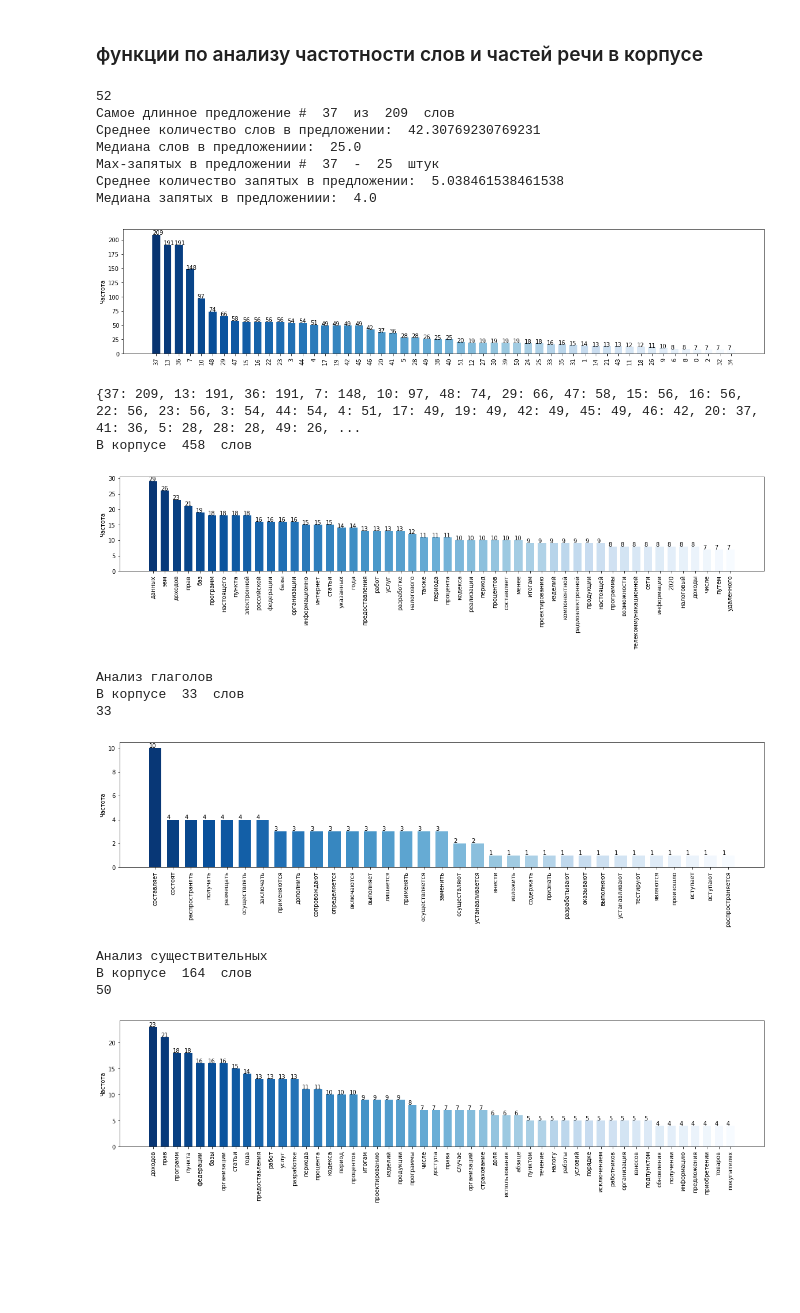
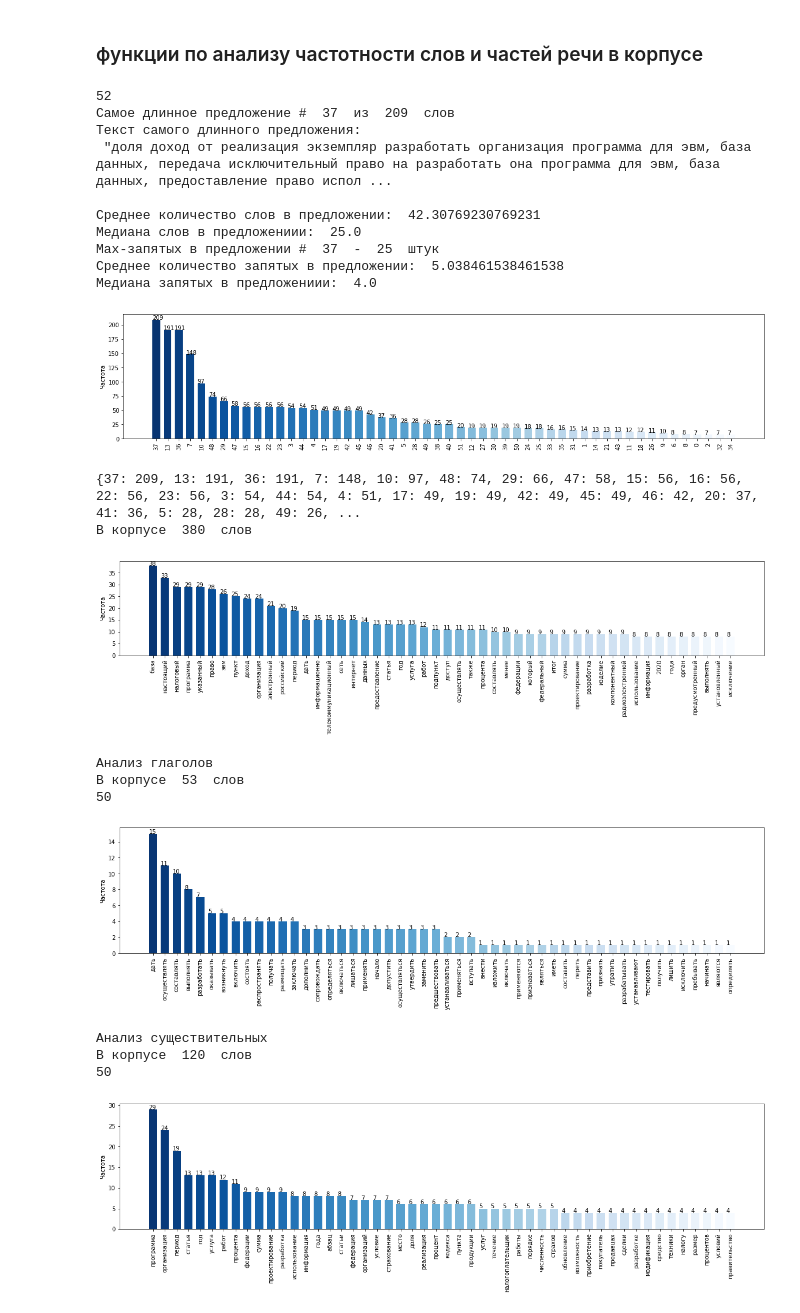
Before and after one commit to Karmanoid/Law-text-analysis, a Jupyter notebook: tool_analyze_corpus prod.ipynb, the cells around one changed output. Cells and saved outputs as stored; diff of their text form; code cells hidden in the pictures; blank space fills up the shorter version.

```diff
--- a/tool_analyze_corpus prod.ipynb
+++ b/tool_analyze_corpus prod.ipynb
@@ -53,13 +53,28 @@ def get_top_n_words(corpus, stop_words='russian',n=None):
 
     return words_freq[:n]
 
+def norm_copus(corpus):
+    # приводит слова в нормальному форму
+    import pymorphy2
+    prob_thresh = 0.7
+    morph = pymorphy2.MorphAnalyzer()
+    normalized_corpus=[]
+    for line in corpus:
+        norm_words=[]
+        for word in line.split():
+            norm_words.append(morph.parse(word)[0].normal_form)
+        normalized_corpus.append (" ".join(norm_words))
+    return normalized_corpus
+
+
+
 def split_by_sentence(corpus):
     #разбиваем абзац на предложения
     import pickle
     from nltk.tokenize.punkt import PunktSentenceTokenizer, PunktTrainer, PunktParameters
 
     sentences=[]
-    with open('./tokenizer_no_digit.pickle', 'rb') as f:
+    with open('./tokenizer_no_digit.pickle', 'rb') as f: # грузим обученный токенайзер предложений
         trainer=pickle.load(f)
     tokenizer = PunktSentenceTokenizer(trainer.get_params())
     for line in corpus:
@@ -87,6 +102,7 @@ def get_top_sentences_by_words(sentences):
         lenght.append(top[1])
 
     print ('Самое длинное предложение # ', top_sent[0][0], ' из ',top_sent[0][1], ' слов')
+    print ('Текст самого длинного предложения:','\n',sentences[top_sent[0][0]],'\n')
     print ('Среднее количество слов в предложении: ',np.mean (lenght))
     print ('Медиана слов в предложениии: ',np.median (lenght))
     #print (sorted(d.items(), key=lambda x: x[1],reverse=True))
@@ -190,7 +206,7 @@ def get_top_n_words_by_nouns (corpus, stop_words='russian',n=None):
     morph = pymorphy2.MorphAnalyzer()
     for i in range (len(words_freq)):
         for p in morph.parse(words_freq[i][0]):
-            if ('NOUN' in p.tag) and p.score >= prob_thresh:
+            if ('NOUN' in p.tag or 'Abbr' in p.tag) and p.score >= prob_thresh:# проверяем еще на аббревиатуры
                 TOS_freq.append((words_freq[i][0],words_freq[i][1]))
 
     #print (TOS_freq)
@@ -215,39 +231,43 @@ def get_top_n_words_by_nouns (corpus, stop_words='russian',n=None):
     return
 
 
 
-file='./it move clean.txt'
+file='./it move clean.txt' # файл с текстом в формате UTF-8
 
-corpus= get_corpus_from_file (file)
+corpus= norm_copus(get_corpus_from_file (file))
 print (len(corpus))
 
 words=get_top_sentences_by_words(corpus)
 
 print (words)
+
 
 top=get_top_n_words(corpus,n=50)
 
 
 get_top_n_words_by_verbs (corpus, stop_words='russian',n=50)
 
 get_top_n_words_by_nouns (corpus, stop_words='russian',n=50)
 # %% [output]
 52
 Самое длинное предложение #  37  из  209  слов
+Текст самого длинного предложения:
+ "доля доход от реализация экземпляр разработать организация программа для эвм, база данных, передача исключительный право на разработать она программа для эвм, база данных, предоставление право испол ...
+
 Среднее количество слов в предложении:  42.30769230769231
 Медиана слов в предложениии:  25.0
 Max-запятых в предложении #  37  -  25  штук
 Среднее количество запятых в предложении:  5.038461538461538
 Медиана запятых в предложениии:  4.0
 [figure]
 {37: 209, 13: 191, 36: 191, 7: 148, 10: 97, 48: 74, 29: 66, 47: 58, 15: 56, 16: 56, 22: 56, 23: 56, 3: 54, 44: 54, 4: 51, 17: 49, 19: 49, 42: 49, 45: 49, 46: 42, 20: 37, 41: 36, 5: 28, 28: 28, 49: 26, ...
-В корпусе  458  слов
+В корпусе  380  слов
-[figure, old version]
+[figure, new version]
 Анализ глаголов
-В корпусе  33  слов
-33
+В корпусе  53  слов
+50
-[figure, old version]
+[figure, new version]
 Анализ существительных
-В корпусе  164  слов
+В корпусе  120  слов
 50
-[figure, old version]
+[figure, new version]
```
Also changed, not shown: 2 other files.
